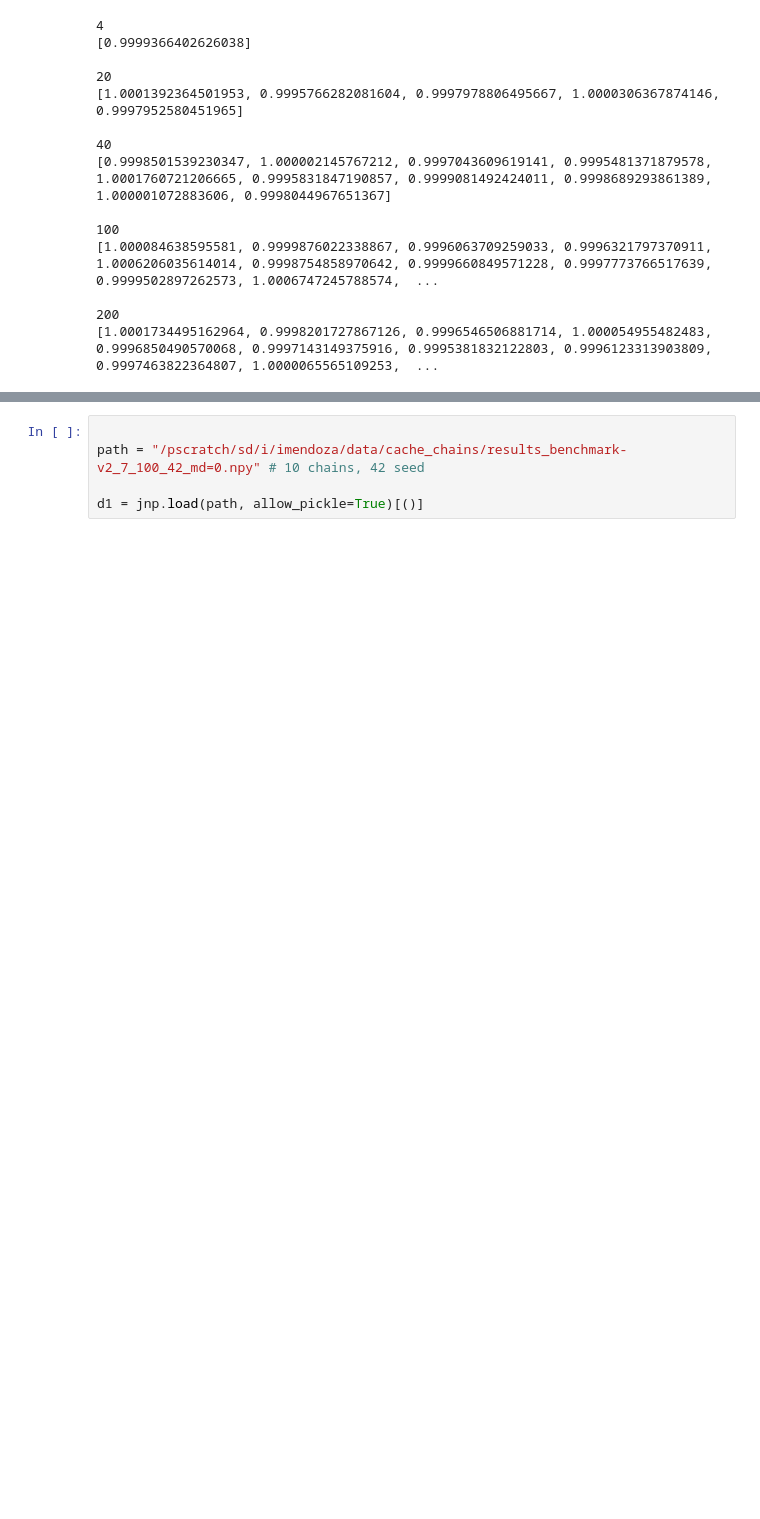
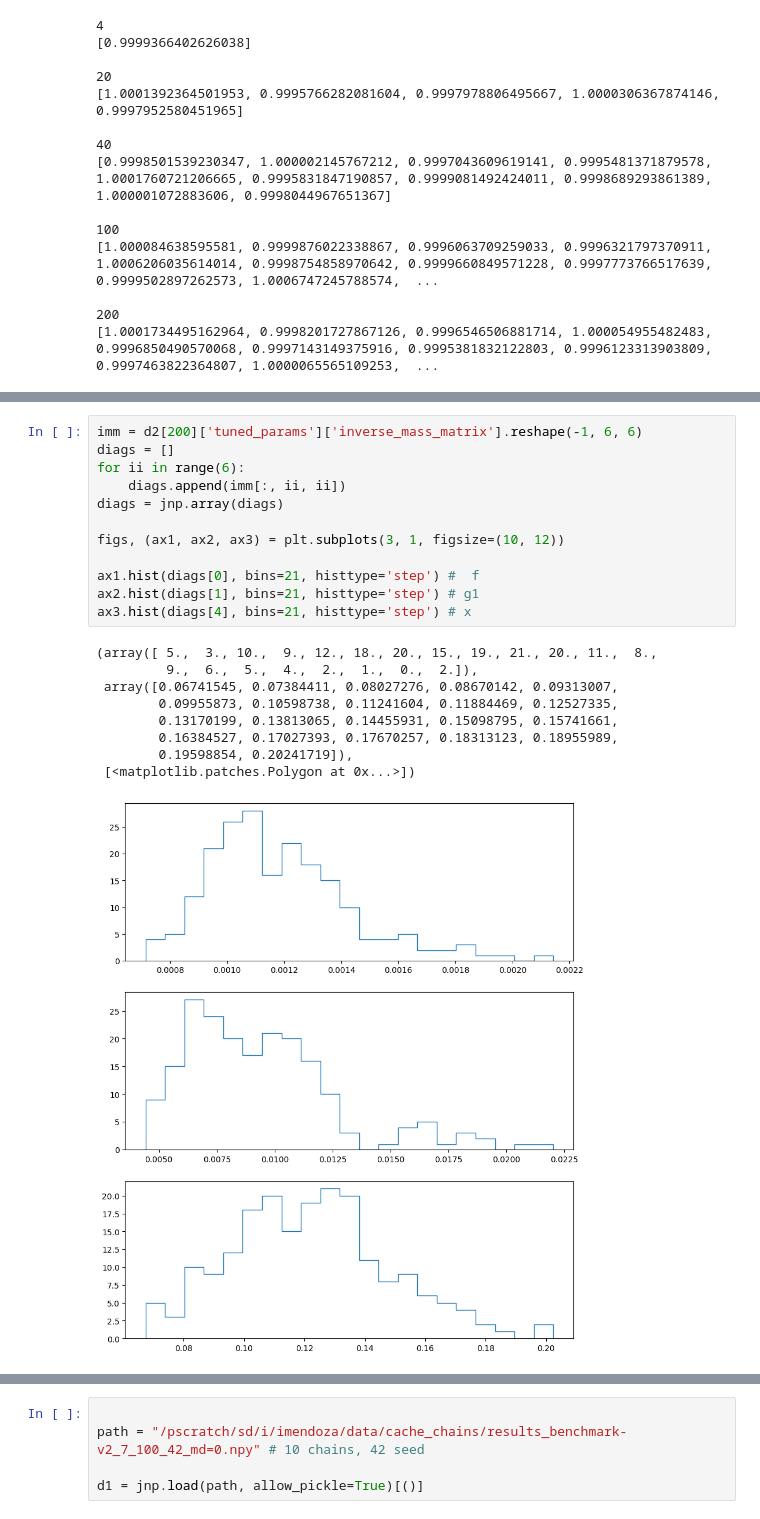
Before and after one commit to LSSTDESC/BPD, a Jupyter notebook: notebooks/summary-results1.ipynb, the cells around one changed output, grey strips where cells are left out. Cells and saved outputs as stored; diff of their text form; blank space fills up the shorter version.

```diff
--- a/notebooks/summary-results1.ipynb
+++ b/notebooks/summary-results1.ipynb
@@ -204,0 +235,22 @@ for n in ALL_N_CHAINS:
+# %%
+imm = d2[200]['tuned_params']['inverse_mass_matrix'].reshape(-1, 6, 6)
+diags = []
+for ii in range(6):
+    diags.append(imm[:, ii, ii])
+diags = jnp.array(diags)
+
+figs, (ax1, ax2, ax3) = plt.subplots(3, 1, figsize=(10, 12))
+
+ax1.hist(diags[0], bins=21, histtype='step') #  f
+ax2.hist(diags[1], bins=21, histtype='step') # g1
+ax3.hist(diags[4], bins=21, histtype='step') # x
+# %% [output]
+(array([ 5.,  3., 10.,  9., 12., 18., 20., 15., 19., 21., 20., 11.,  8.,
+         9.,  6.,  5.,  4.,  2.,  1.,  0.,  2.]),
+ array([0.06741545, 0.07384411, 0.08027276, 0.08670142, 0.09313007,
+        0.09955873, 0.10598738, 0.11241604, 0.11884469, 0.12527335,
+        0.13170199, 0.13813065, 0.14455931, 0.15098795, 0.15741661,
+        0.16384527, 0.17027393, 0.17670257, 0.18313123, 0.18955989,
+        0.19598854, 0.20241719]),
+ [<matplotlib.patches.Polygon at 0x...>])
+[figure, added]
```
Also changed, not shown: parts of 15 cells of this notebook.
